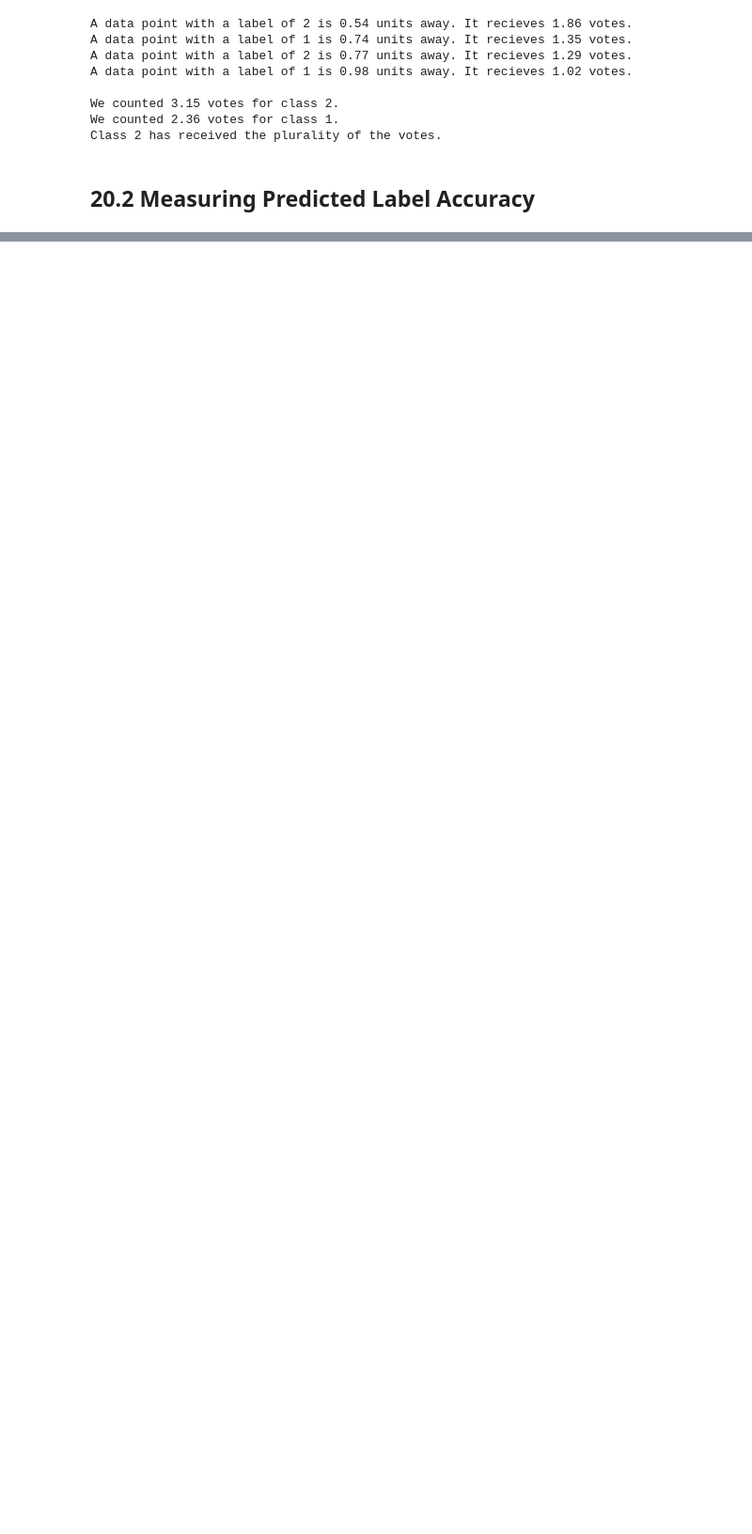
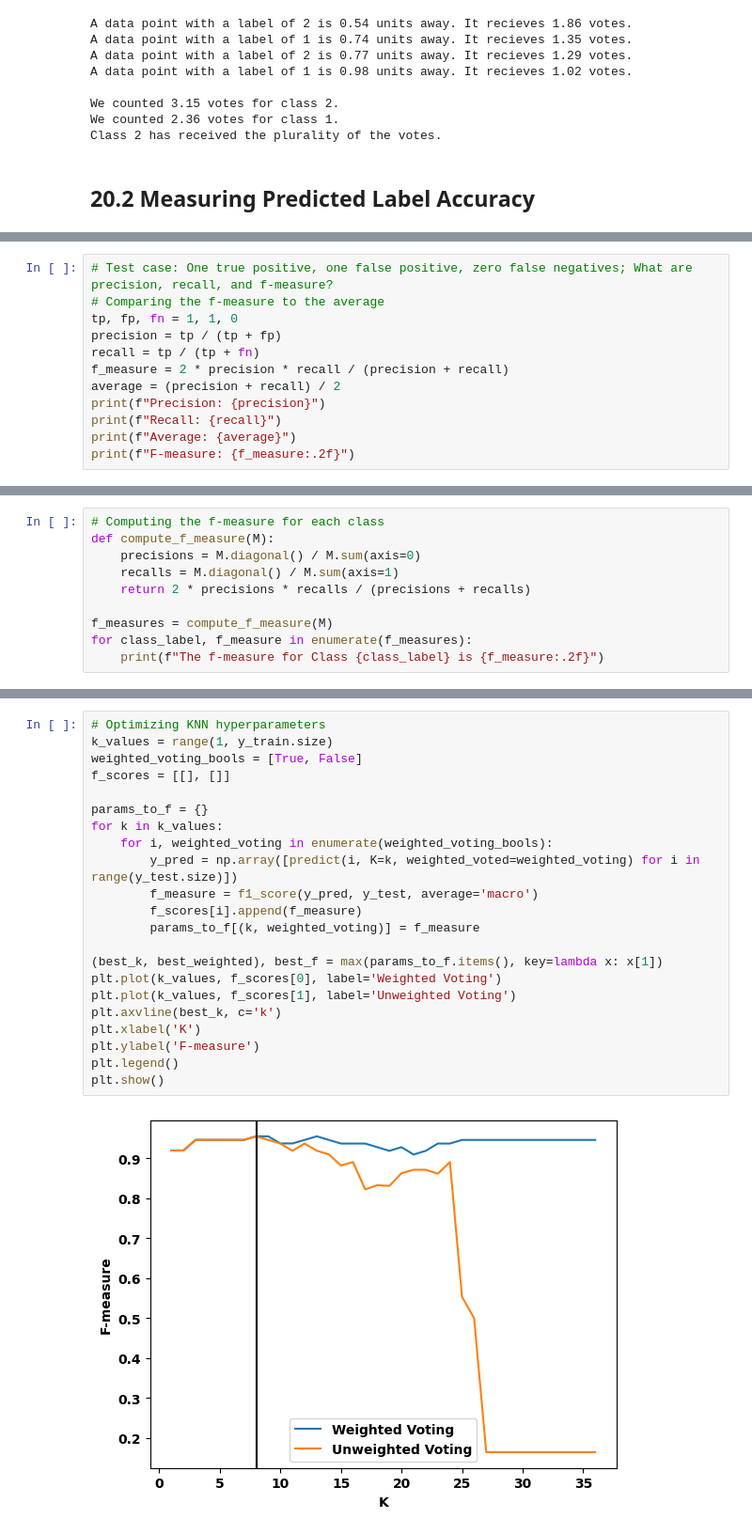
Before and after one commit to IanSinColorado/DataScienceBootcamp, a Jupyter notebook: Chapter20.ipynb, the cells around one changed output, grey strips where cells are left out. Shown: that part at 94% size. Saved outputs shown, nothing was run; the diff lists cells and outputs as text; blank space fills up the shorter version.

```diff
--- a/Chapter20.ipynb
+++ b/Chapter20.ipynb
@@ -169,0 +295,12 @@ Class 2 has received the plurality of the votes.
+# %%
+# Test case: One true positive, one false positive, zero false negatives; What are precision, recall, and f-measure?
+# Comparing the f-measure to the average
+tp, fp, fn = 1, 1, 0
+precision = tp / (tp + fp)
+recall = tp / (tp + fn)
+f_measure = 2 * precision * recall / (precision + recall)
+average = (precision + recall) / 2
+print(f"Precision: {precision}")
+print(f"Recall: {recall}")
+print(f"Average: {average}")
+print(f"F-measure: {f_measure:.2f}")
@@ -169,0 +312,10 @@ Class 2 has received the plurality of the votes.
+# %%
+# Computing the f-measure for each class
+def compute_f_measure(M):
+    precisions = M.diagonal() / M.sum(axis=0)
+    recalls = M.diagonal() / M.sum(axis=1)
+    return 2 * precisions * recalls / (precisions + recalls)
+
+f_measures = compute_f_measure(M)
+for class_label, f_measure in enumerate(f_measures):
+    print(f"The f-measure for Class {class_label} is {f_measure:.2f}")
@@ -169,0 +378,24 @@ Class 2 has received the plurality of the votes.
+# %%
+# Optimizing KNN hyperparameters
+k_values = range(1, y_train.size)
+weighted_voting_bools = [True, False]
+f_scores = [[], []]
+
+params_to_f = {}
+for k in k_values:
+    for i, weighted_voting in enumerate(weighted_voting_bools):
+        y_pred = np.array([predict(i, K=k, weighted_voted=weighted_voting) for i in range(y_test.size)])
+        f_measure = f1_score(y_pred, y_test, average='macro')
+        f_scores[i].append(f_measure)
+        params_to_f[(k, weighted_voting)] = f_measure
+
+(best_k, best_weighted), best_f = max(params_to_f.items(), key=lambda x: x[1])
+plt.plot(k_values, f_scores[0], label='Weighted Voting')
+plt.plot(k_values, f_scores[1], label='Unweighted Voting')
+plt.axvline(best_k, c='k')
+plt.xlabel('K')
+plt.ylabel('F-measure')
+plt.legend()
+plt.show()
+# %% [output]
+[figure, added]
```
Also changed, not shown: parts of 34 cells of this notebook.
